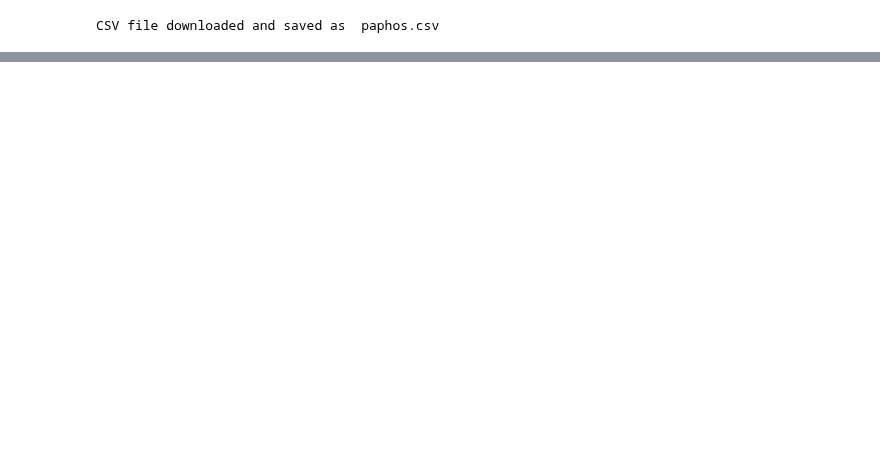
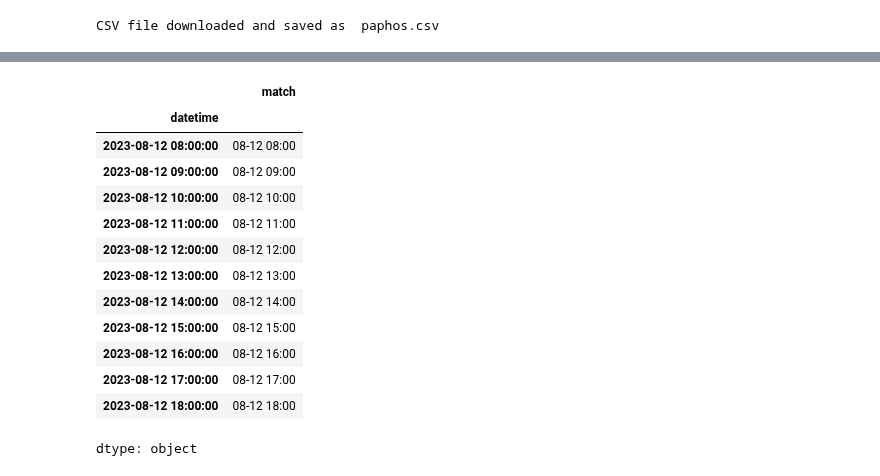
Before and after one commit to werowe/HypatiaAcademy, a Jupyter notebook: stats/check_numbers_paphos_summer_weather_csv.ipynb, the cells around one changed output, grey strips where cells are left out. Cells and saved outputs as stored; diff of their text form; code cells hidden in the pictures; blank space fills up the shorter version.

```diff
--- a/stats/check_numbers_paphos_summer_weather_csv.ipynb
+++ b/stats/check_numbers_paphos_summer_weather_csv.ipynb
@@ -111,0 +158,17 @@ df=df.between_time('08:00', '18:00')
+# %%
+last['match']
+# %% [output]
+|  | match |
+| datetime |  |
+| 2023-08-12 08:00:00 | 08-12 08:00 |
+| 2023-08-12 09:00:00 | 08-12 09:00 |
+| 2023-08-12 10:00:00 | 08-12 10:00 |
+| 2023-08-12 11:00:00 | 08-12 11:00 |
+| 2023-08-12 12:00:00 | 08-12 12:00 |
+| 2023-08-12 13:00:00 | 08-12 13:00 |
+| 2023-08-12 14:00:00 | 08-12 14:00 |
+| 2023-08-12 15:00:00 | 08-12 15:00 |
+| 2023-08-12 16:00:00 | 08-12 16:00 |
+| 2023-08-12 17:00:00 | 08-12 17:00 |
+| 2023-08-12 18:00:00 | 08-12 18:00 |
+dtype: object
```
Also changed, not shown: parts of 11 cells of this notebook.
